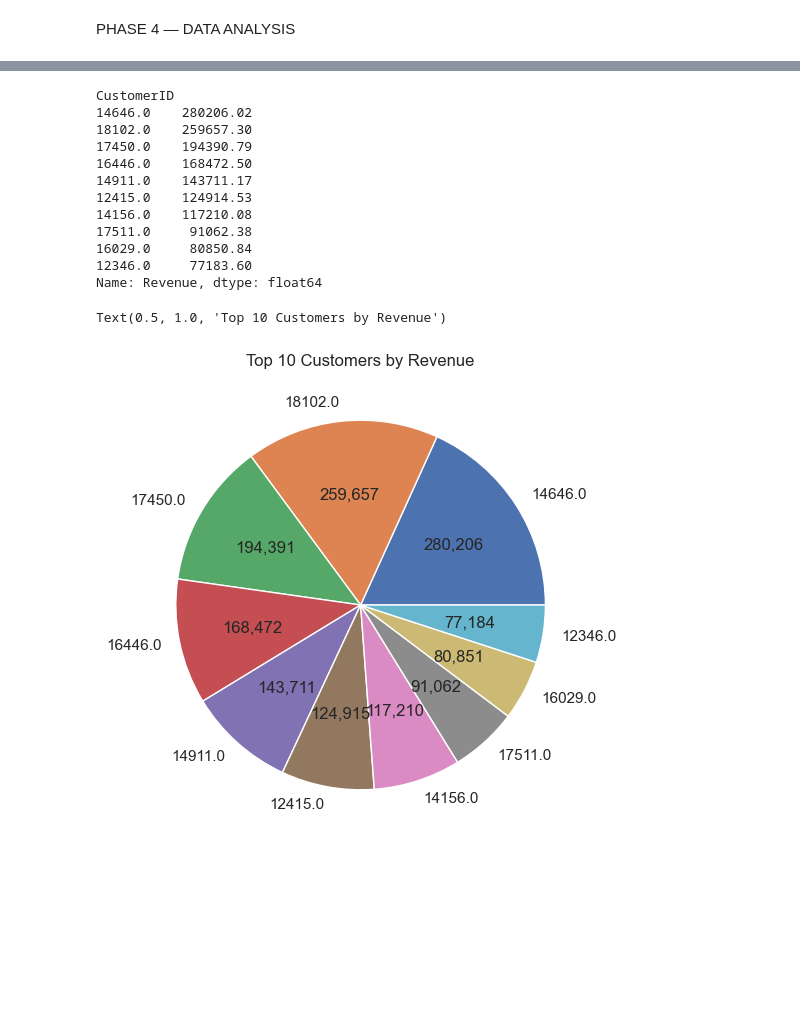
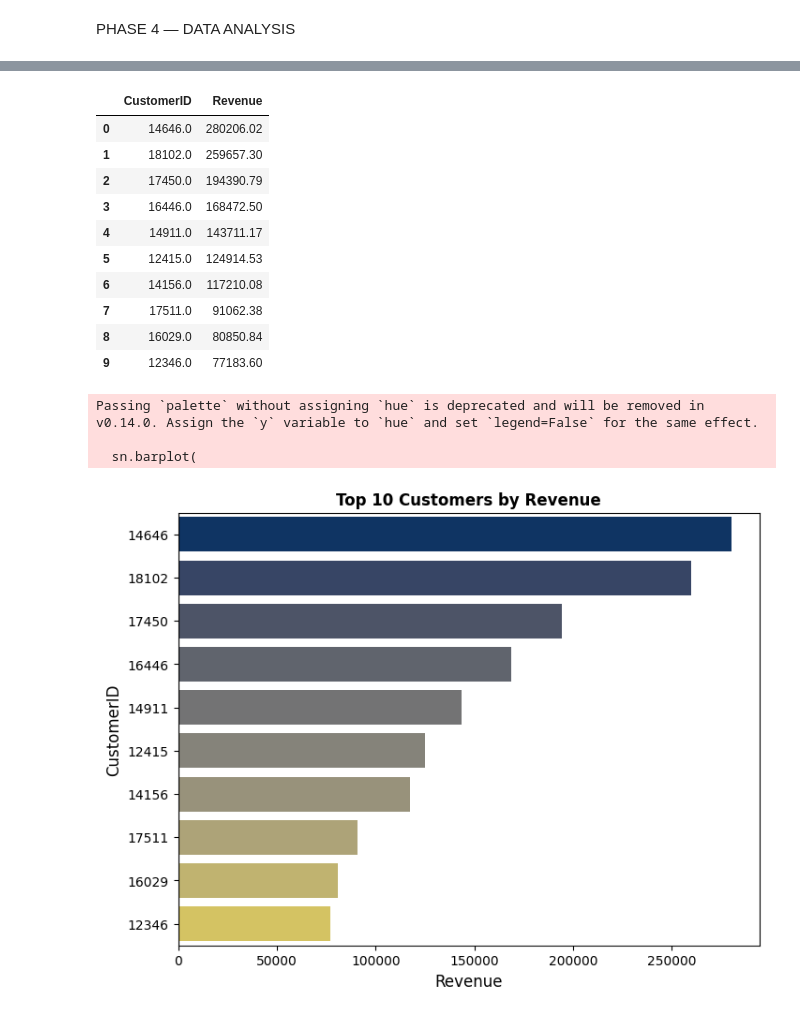
Before and after one commit to njerimuriithi/Retail_Data_Set_Analysis, a Jupyter notebook: retail_data_analysis.ipynb, the cells around one changed output, grey strips where cells are left out. Drawn from its saved outputs; the diff is of its cells as text; code cells hidden in the pictures; blank space fills up the shorter version.

```diff
--- a/retail_data_analysis.ipynb
+++ b/retail_data_analysis.ipynb
@@ -107,27 +127,38 @@ Data columns (total 12 columns):
 dtypes: datetime64[ns](1), float64(3), int64(4), object(4)
 memory usage: 4.3+ MB
 # %%
-customer_summary = (clean_retail_data.groupby('CustomerID')['Revenue'].sum().sort_values(ascending=False).head(10))
-customer_summary
+customer_rank = (clean_retail_data.groupby('CustomerID')['Revenue'].sum().sort_values(ascending=False).head(10))
+customer_rank =customer_rank.reset_index()
+customer_rank
 # %% [output]
-CustomerID
-14646.0    280206.02
-18102.0    259657.30
-17450.0    194390.79
-16446.0    168472.50
-14911.0    143711.17
-12415.0    124914.53
-14156.0    117210.08
-17511.0     91062.38
-16029.0     80850.84
-12346.0     77183.60
-Name: Revenue, dtype: float64
+|  | CustomerID | Revenue |
+| 0 | 14646.0 | 280206.02 |
+| 1 | 18102.0 | 259657.30 |
+| 2 | 17450.0 | 194390.79 |
+| 3 | 16446.0 | 168472.50 |
+| 4 | 14911.0 | 143711.17 |
+| 5 | 12415.0 | 124914.53 |
+| 6 | 14156.0 | 117210.08 |
+| 7 | 17511.0 | 91062.38 |
+| 8 | 16029.0 | 80850.84 |
+| 9 | 12346.0 | 77183.60 |
 # %%
-colors = sn.color_palette('deep')
-plot.figure(figsize=(6,6))
-plot.pie(customer_summary, labels=customer_summary.index, colors=colors, autopct=lambda p: f'{p*customer_summary.sum()/100:,.0f}' );
-plot.title("Top 10 Customers by Revenue")
+customer_rank['CustomerID'] = customer_rank['CustomerID'].astype(int).astype(str)
+plot.figure(figsize=(8,6))
+sn.barplot(
+    data=customer_rank.reset_index(),
+    x="Revenue",
+    y="CustomerID",
+    palette="cividis"
+)
+
+plot.title("Top 10 Customers by Revenue",fontsize=12, fontweight='bold')
+plot.xlabel("Revenue", fontsize=12)
+plot.ylabel("CustomerID", fontsize=12)
+plot.show()
 # %% [output]
-Text(0.5, 1.0, 'Top 10 Customers by Revenue')
+Passing `palette` without assigning `hue` is deprecated and will be removed in v0.14.0. Assign the `y` variable to `hue` and set `legend=False` for the same effect.
+
+  sn.barplot(
-[figure, old version]
+[figure, new version]
 # %%
```
Also changed, not shown: parts of 8 cells of this notebook, 9 other files.
